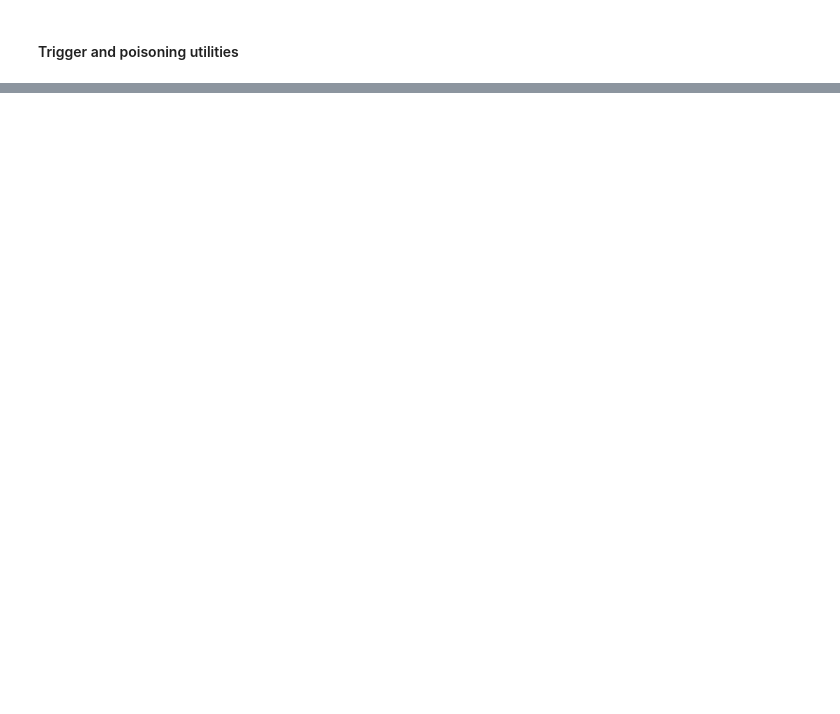
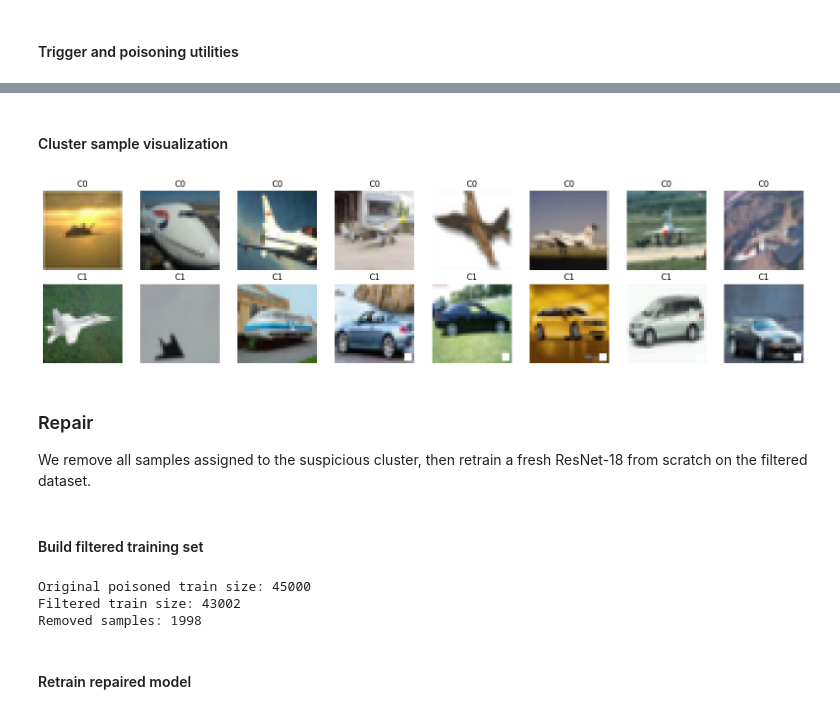
Before and after one commit to atharvv04/BadNets-to-Recovery-End-to-End-Backdoor-Defense-Pipeline, a Jupyter notebook: A3.ipynb, the cells around one changed output, grey strips where cells are left out. Saved outputs shown, nothing was run; the diff lists cells and outputs as text; code cells hidden in the pictures; blank space fills up the shorter version.

```diff
--- a/A3.ipynb
+++ b/A3.ipynb
@@ -181,0 +851,73 @@ visualize_trigger_example(temp_eval_train, idx=0)
+# %% [markdown]
+#### Cluster sample visualization
+# %%
+def show_cluster_examples(images, clusters, num_show=8):
+    fig, axes = plt.subplots(2, num_show, figsize=(2*num_show, 4))
+    for row, cluster_id in enumerate([0, 1]):
+        idxs = np.where(clusters == cluster_id)[0][:num_show]
+        for col in range(num_show):
+            ax = axes[row, col]
+            ax.axis("off")
+            if col < len(idxs):
+                img = images[idxs[col]]
+                ax.imshow(np.transpose(img, (1, 2, 0)))
+                ax.set_title(f"C{cluster_id}")
+    plt.tight_layout()
+    plt.show()
+
+show_cluster_examples(feature_pack["images"], clusters, num_show=8)
+# %% [output]
+[figure, added]
+# %% [markdown]
+### Repair
+We remove all samples assigned to the suspicious cluster, then retrain a fresh ResNet-18 from scratch on the filtered dataset.
+# %% [markdown]
+#### Build filtered training set
+# %%
+# Suspicious target-labeled subset positions identified by clustering
+suspicious_subset_positions = set(
+    feature_pack["subset_positions"][y_pred_suspicious == 1].tolist()
+)
+
+# Keep all original training subset positions except those flagged suspicious
+filtered_keep_mask = np.array([
+    (i not in suspicious_subset_positions) for i in range(len(train_indices))
+])
+
+print("Original poisoned train size:", len(train_indices))
+print("Filtered train size:", int(filtered_keep_mask.sum()))
+print("Removed samples:", int((~filtered_keep_mask).sum()))
+
+filtered_indices = train_indices[filtered_keep_mask]
+filtered_poison_mask = poison_mask_train_subset[filtered_keep_mask]
+
+filtered_meta = pd.DataFrame({
+    "original_index": filtered_indices,
+    "is_poisoned_after_filter": filtered_poison_mask.astype(int)
+})
+filtered_meta.to_csv(META_DIR / "filtered_train_metadata.csv", index=False)
+
+repaired_train_ds = PoisonedCIFAR10Train(
+    root=CONFIG["data_dir"],
+    indices=filtered_indices,
+    poison_mask_subset=filtered_poison_mask,
+    target_class=CONFIG["target_class"],
+    transform=train_transform,
+    trigger_size=CONFIG["trigger_size"],
+    trigger_value=CONFIG["trigger_value"],
+    trigger_offset=CONFIG["trigger_offset"],
+)
+
+repaired_train_loader = DataLoader(
+    repaired_train_ds,
+    batch_size=CONFIG["batch_size"],
+    shuffle=True,
+    num_workers=CONFIG["num_workers"],
+    pin_memory=True
+)
+# %% [output]
+Original poisoned train size: 45000
+Filtered train size: 43002
+Removed samples: 1998
+# %% [markdown]
+#### Retrain repaired model
```
Also changed, not shown: parts of 33 cells of this notebook.
